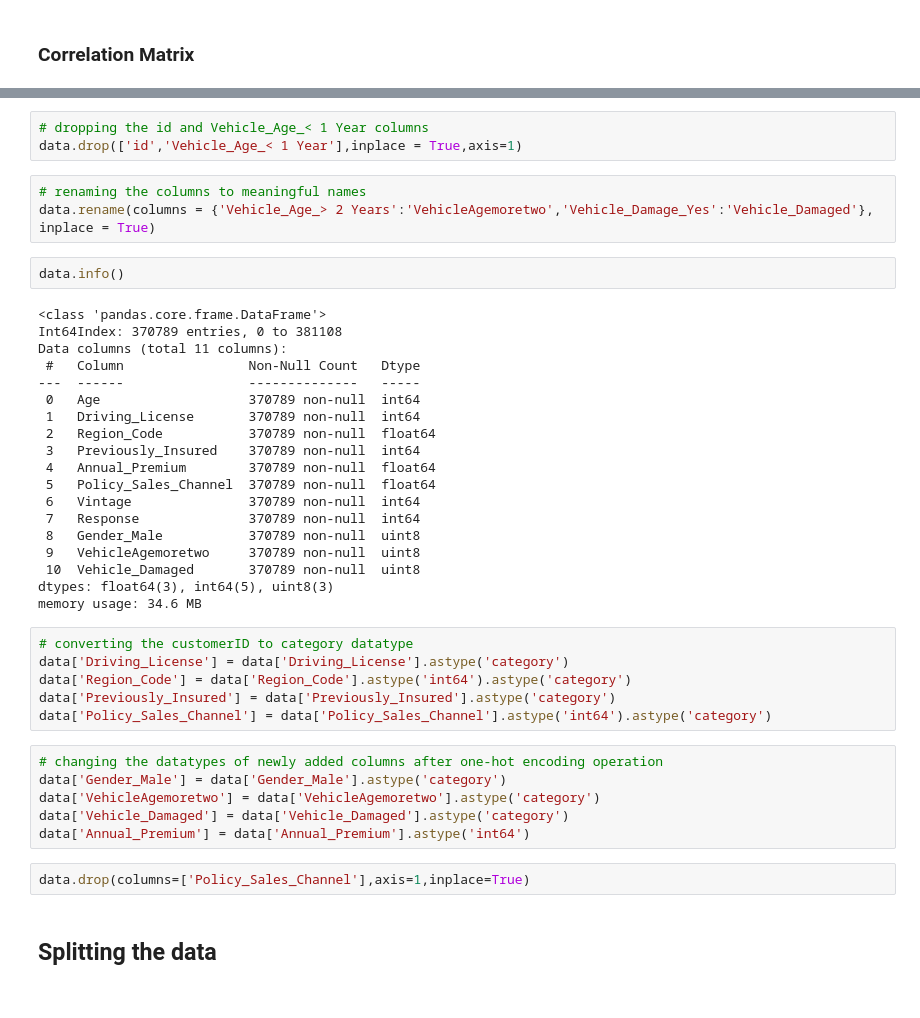
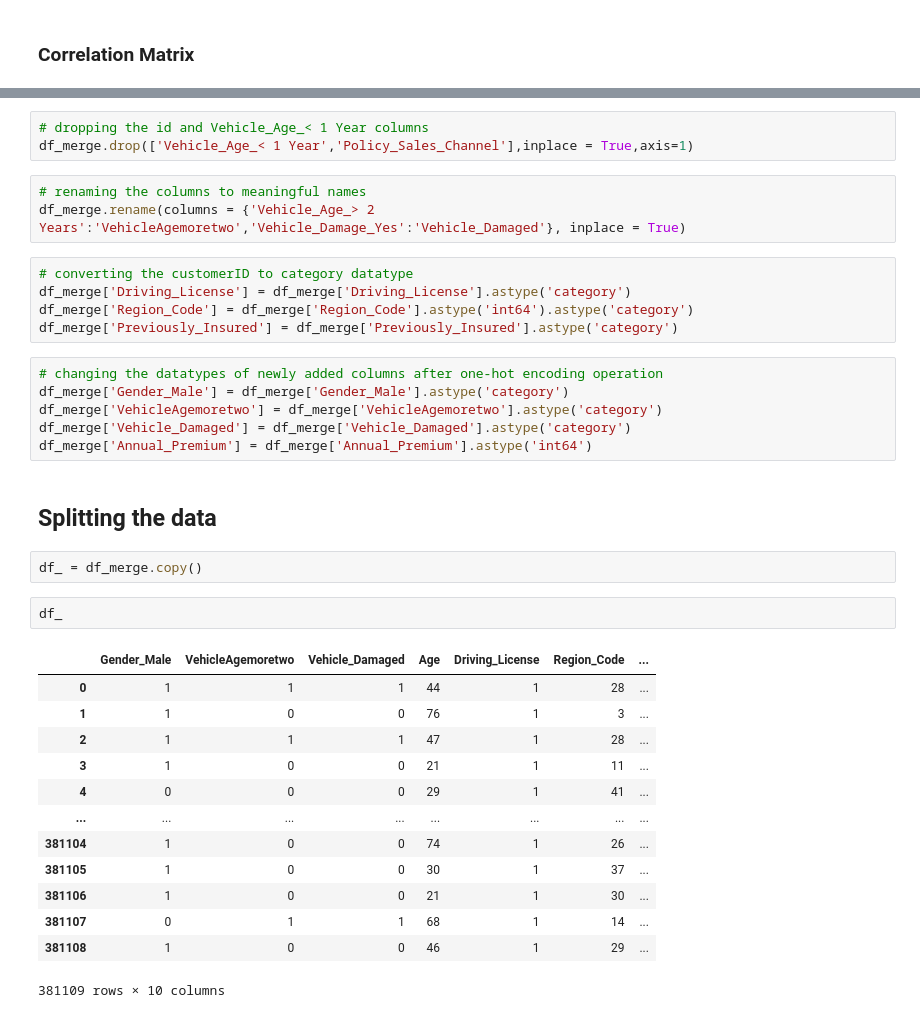
Before and after one commit to SampannaMishra/Health_Insurance_Cross_Selling_Prediction, a Jupyter notebook: Health_Insurance_Cross_Selling_Prediction.ipynb, the cells around one changed output, grey strips where cells are left out. Cells and saved outputs as stored; diff of their text form.

```diff
--- a/Health_Insurance_Cross_Selling_Prediction.ipynb
+++ b/Health_Insurance_Cross_Selling_Prediction.ipynb
@@ -437,43 +458,37 @@ plt.show()
 # %%
 # dropping the id and Vehicle_Age_< 1 Year columns
-data.drop(['id','Vehicle_Age_< 1 Year'],inplace = True,axis=1)
+df_merge.drop(['Vehicle_Age_< 1 Year','Policy_Sales_Channel'],inplace = True,axis=1)
 # %%
 # renaming the columns to meaningful names
-data.rename(columns = {'Vehicle_Age_> 2 Years':'VehicleAgemoretwo','Vehicle_Damage_Yes':'Vehicle_Damaged'}, inplace = True)
+df_merge.rename(columns = {'Vehicle_Age_> 2 Years':'VehicleAgemoretwo','Vehicle_Damage_Yes':'Vehicle_Damaged'}, inplace = True)
-# %%
-data.info()
-# %% [output]
-<class 'pandas.core.frame.DataFrame'>
-Int64Index: 370789 entries, 0 to 381108
-Data columns (total 11 columns):
- #   Column                Non-Null Count   Dtype
----  ------                --------------   -----
- 0   Age                   370789 non-null  int64
- 1   Driving_License       370789 non-null  int64
- 2   Region_Code           370789 non-null  float64
- 3   Previously_Insured    370789 non-null  int64
- 4   Annual_Premium        370789 non-null  float64
- 5   Policy_Sales_Channel  370789 non-null  float64
- 6   Vintage               370789 non-null  int64
- 7   Response              370789 non-null  int64
- 8   Gender_Male           370789 non-null  uint8
- 9   VehicleAgemoretwo     370789 non-null  uint8
- 10  Vehicle_Damaged       370789 non-null  uint8
-dtypes: float64(3), int64(5), uint8(3)
-memory usage: 34.6 MB
 # %%
 # converting the customerID to category datatype
-data['Driving_License'] = data['Driving_License'].astype('category')
-data['Region_Code'] = data['Region_Code'].astype('int64').astype('category')
-data['Previously_Insured'] = data['Previously_Insured'].astype('category')
-data['Policy_Sales_Channel'] = data['Policy_Sales_Channel'].astype('int64').astype('category')
+df_merge['Driving_License'] = df_merge['Driving_License'].astype('category')
+df_merge['Region_Code'] = df_merge['Region_Code'].astype('int64').astype('category')
+df_merge['Previously_Insured'] = df_merge['Previously_Insured'].astype('category')
 # %%
 # changing the datatypes of newly added columns after one-hot encoding operation
-data['Gender_Male'] = data['Gender_Male'].astype('category')
-data['VehicleAgemoretwo'] = data['VehicleAgemoretwo'].astype('category')
-data['Vehicle_Damaged'] = data['Vehicle_Damaged'].astype('category')
-data['Annual_Premium'] = data['Annual_Premium'].astype('int64')
+df_merge['Gender_Male'] = df_merge['Gender_Male'].astype('category')
+df_merge['VehicleAgemoretwo'] = df_merge['VehicleAgemoretwo'].astype('category')
+df_merge['Vehicle_Damaged'] = df_merge['Vehicle_Damaged'].astype('category')
+df_merge['Annual_Premium'] = df_merge['Annual_Premium'].astype('int64')
-# %%
-data.drop(columns=['Policy_Sales_Channel'],axis=1,inplace=True)
 # %% [markdown]
 ## **Splitting the data**
+# %%
+df_ = df_merge.copy()
+# %%
+df_
+# %% [output]
+|  | Gender_Male | VehicleAgemoretwo | Vehicle_Damaged | Age | Driving_License | Region_Code | ... |
+| 0 | 1 | 1 | 1 | 44 | 1 | 28 | ... |
+| 1 | 1 | 0 | 0 | 76 | 1 | 3 | ... |
+| 2 | 1 | 1 | 1 | 47 | 1 | 28 | ... |
+| 3 | 1 | 0 | 0 | 21 | 1 | 11 | ... |
+| 4 | 0 | 0 | 0 | 29 | 1 | 41 | ... |
+| ... | ... | ... | ... | ... | ... | ... | ... |
+| 381104 | 1 | 0 | 0 | 74 | 1 | 26 | ... |
+| 381105 | 1 | 0 | 0 | 30 | 1 | 37 | ... |
+| 381106 | 1 | 0 | 0 | 21 | 1 | 30 | ... |
+| 381107 | 0 | 1 | 1 | 68 | 1 | 14 | ... |
+| 381108 | 1 | 0 | 0 | 46 | 1 | 29 | ... |
+381109 rows × 10 columns
```
Also changed, not shown: parts of 30 cells of this notebook.
